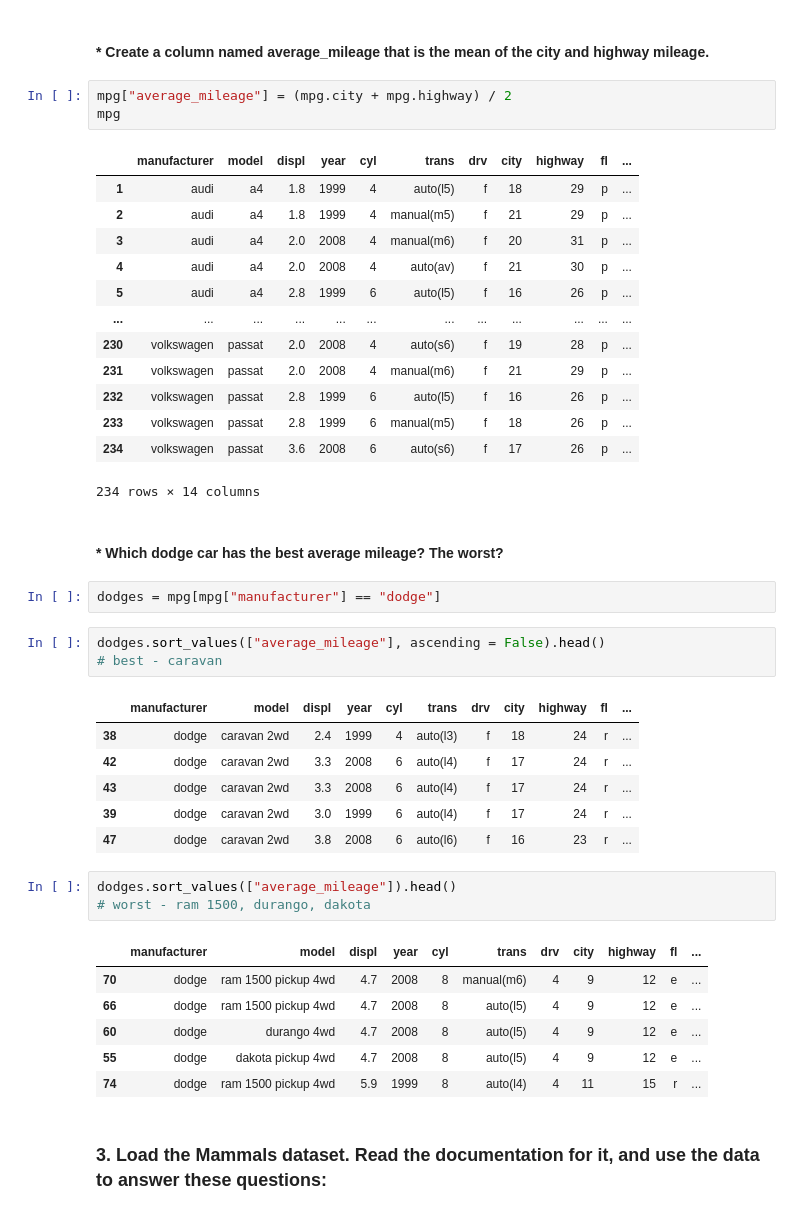
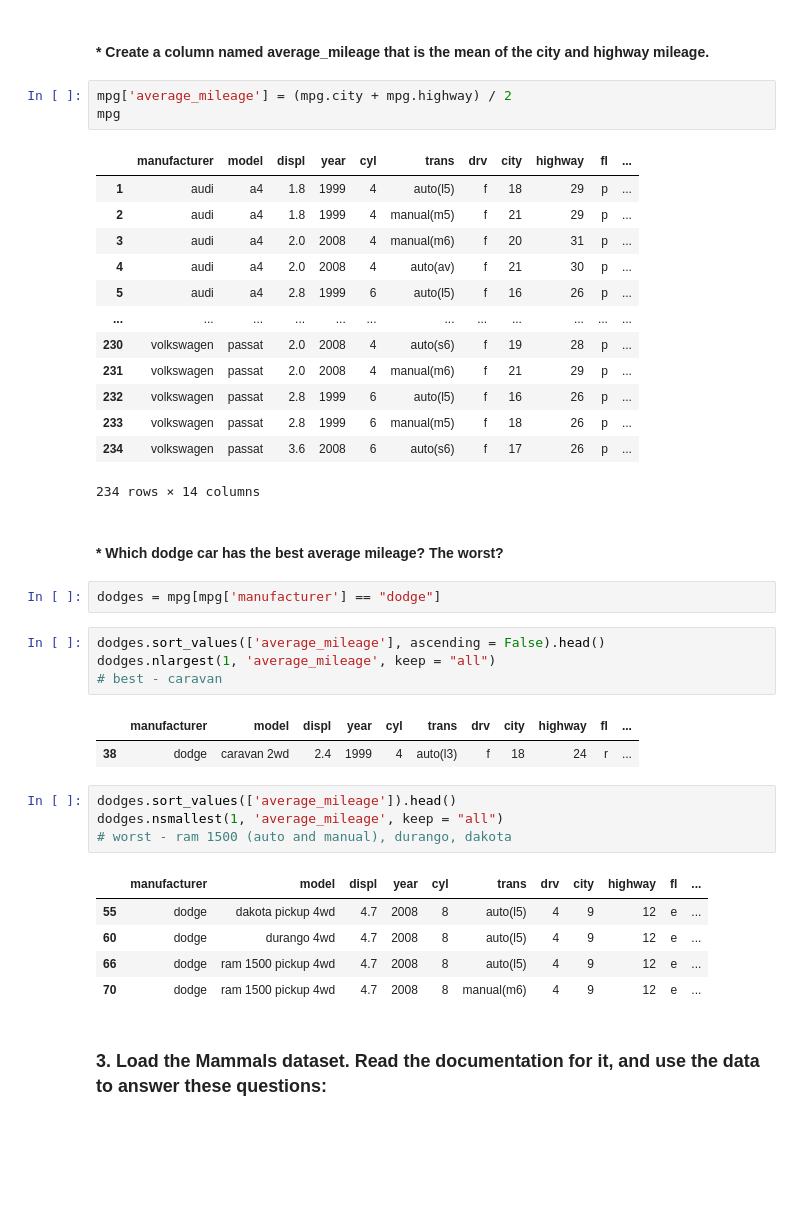
Before and after one commit to david-ryan-alviola/numpy-pandas-visualization-exercises, a Jupyter notebook: dataframes.ipynb, the cells around one changed output. Drawn from its saved outputs; the diff is of its cells as text; blank space fills up the shorter version.

```diff
--- a/dataframes.ipynb
+++ b/dataframes.ipynb
@@ -305,7 +312,7 @@ compacts.sort_values(["highway"], ascending = False).head()
 # %% [markdown]
 #### * Create a column named average_mileage that is the mean of the city and highway mileage.
 # %%
-mpg["average_mileage"] = (mpg.city + mpg.highway) / 2
+mpg['average_mileage'] = (mpg.city + mpg.highway) / 2
 mpg
 # %% [output]
 |  | manufacturer | model | displ | year | cyl | trans | drv | city | highway | fl | ... |
@@ -324,27 +331,24 @@ mpg
 # %% [markdown]
 #### * Which dodge car has the best average mileage? The worst?
 # %%
-dodges = mpg[mpg["manufacturer"] == "dodge"]
+dodges = mpg[mpg['manufacturer'] == "dodge"]
 # %%
-dodges.sort_values(["average_mileage"], ascending = False).head()
+dodges.sort_values(['average_mileage'], ascending = False).head()
+dodges.nlargest(1, 'average_mileage', keep = "all")
 # best - caravan
 # %% [output]
 |  | manufacturer | model | displ | year | cyl | trans | drv | city | highway | fl | ... |
 | 38 | dodge | caravan 2wd | 2.4 | 1999 | 4 | auto(l3) | f | 18 | 24 | r | ... |
-| 42 | dodge | caravan 2wd | 3.3 | 2008 | 6 | auto(l4) | f | 17 | 24 | r | ... |
-| 43 | dodge | caravan 2wd | 3.3 | 2008 | 6 | auto(l4) | f | 17 | 24 | r | ... |
-| 39 | dodge | caravan 2wd | 3.0 | 1999 | 6 | auto(l4) | f | 17 | 24 | r | ... |
-| 47 | dodge | caravan 2wd | 3.8 | 2008 | 6 | auto(l6) | f | 16 | 23 | r | ... |
 # %%
-dodges.sort_values(["average_mileage"]).head()
-# worst - ram 1500, durango, dakota
+dodges.sort_values(['average_mileage']).head()
+dodges.nsmallest(1, 'average_mileage', keep = "all")
+# worst - ram 1500 (auto and manual), durango, dakota
 # %% [output]
 |  | manufacturer | model | displ | year | cyl | trans | drv | city | highway | fl | ... |
+| 55 | dodge | dakota pickup 4wd | 4.7 | 2008 | 8 | auto(l5) | 4 | 9 | 12 | e | ... |
+| 60 | dodge | durango 4wd | 4.7 | 2008 | 8 | auto(l5) | 4 | 9 | 12 | e | ... |
+| 66 | dodge | ram 1500 pickup 4wd | 4.7 | 2008 | 8 | auto(l5) | 4 | 9 | 12 | e | ... |
 | 70 | dodge | ram 1500 pickup 4wd | 4.7 | 2008 | 8 | manual(m6) | 4 | 9 | 12 | e | ... |
-| 66 | dodge | ram 1500 pickup 4wd | 4.7 | 2008 | 8 | auto(l5) | 4 | 9 | 12 | e | ... |
-| 60 | dodge | durango 4wd | 4.7 | 2008 | 8 | auto(l5) | 4 | 9 | 12 | e | ... |
-| 55 | dodge | dakota pickup 4wd | 4.7 | 2008 | 8 | auto(l5) | 4 | 9 | 12 | e | ... |
-| 74 | dodge | ram 1500 pickup 4wd | 5.9 | 1999 | 8 | auto(l4) | 4 | 11 | 15 | r | ... |
 # %% [markdown]
 ### 3. Load the Mammals dataset. Read the documentation for it, and use the data to answer these questions:
 # %%
```
Also changed, not shown: parts of 13 cells of this notebook.
